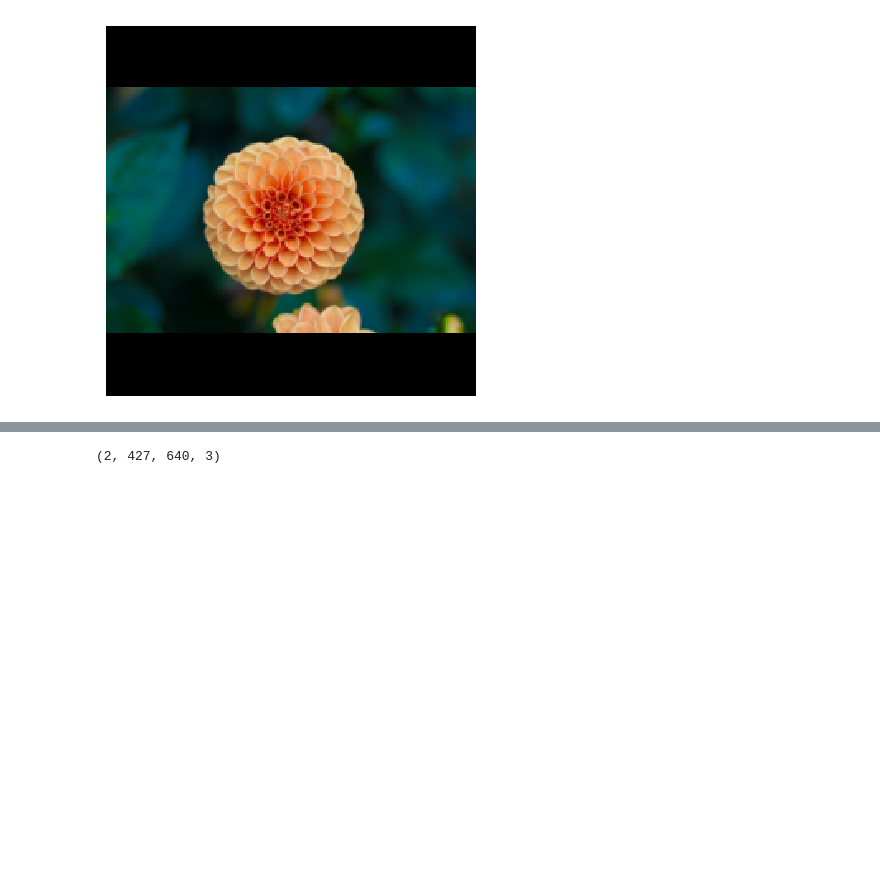
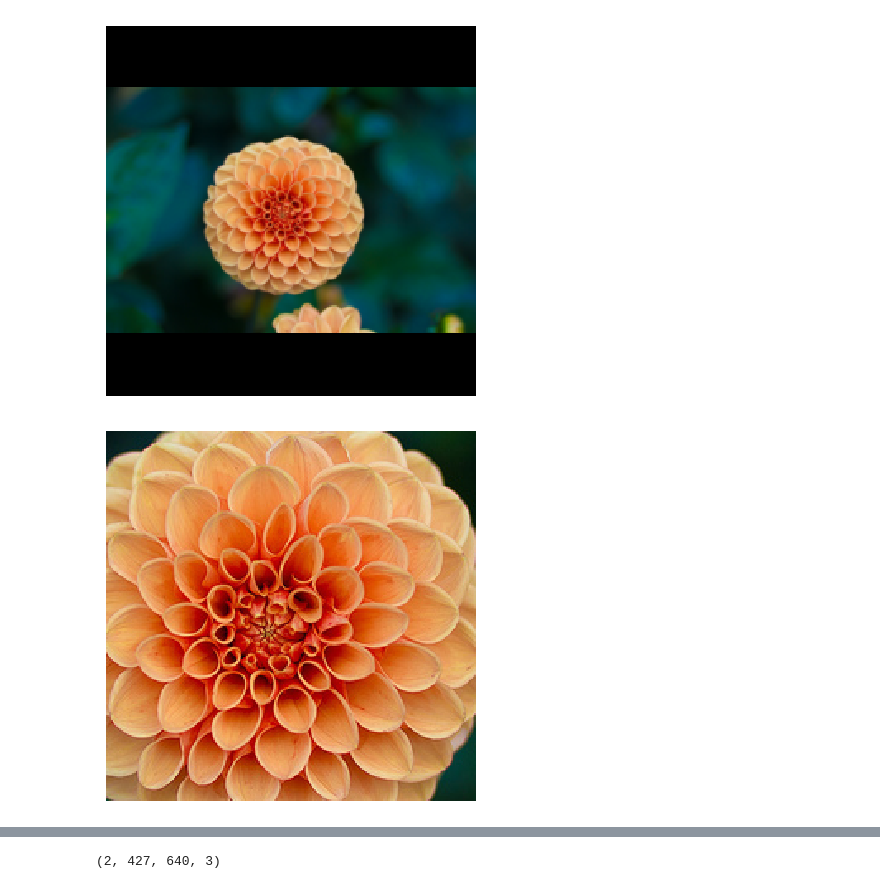
Before and after one commit to TeguhPermana666/Deep-Computer_Vision, a Jupyter notebook: pretrained_model.ipynb, the cells around one changed output, grey strips where cells are left out. Drawn from its saved outputs; the diff is of its cells as text; code cells hidden in the pictures; blank space fills up the shorter version.

Commit message:
[Pretrained] crop and resized

```diff
--- a/pretrained_model.ipynb
+++ b/pretrained_model.ipynb
@@ -82,3 +82,8 @@ images_resized_pad = tf.image.resize_with_pad(images,224,224,antialias=True)
 plot_color_image(images_resized_pad[1])
 # %% [output]
 [figure]
+# %%
+images_resized_crop_or_pad = tf.image.resize_with_crop_or_pad(images,224,224)
+plot_color_image(images_resized_crop_or_pad[1])
+# %% [output]
+[figure, added]
```
Also changed, not shown: parts of 3 cells of this notebook.
